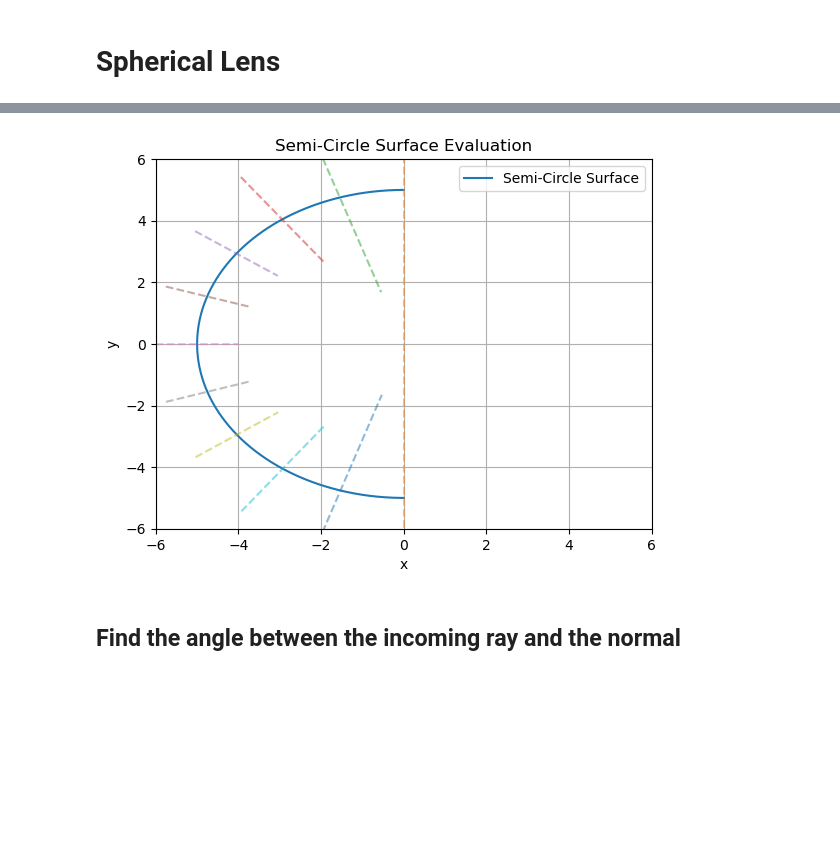
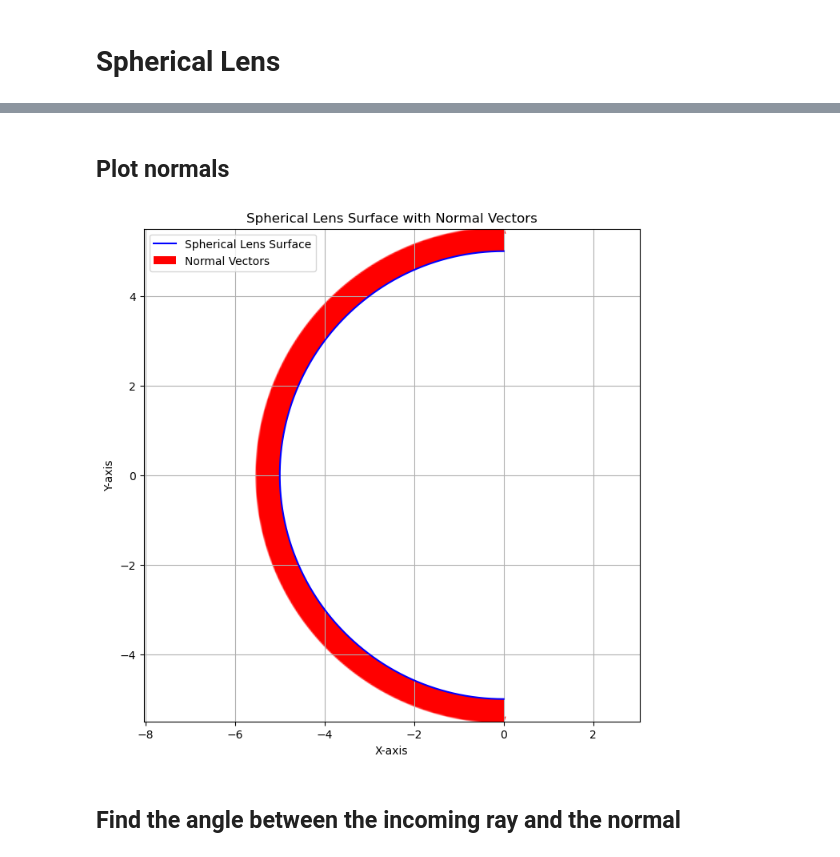
Before and after one commit to atlindburg/ray-optics, a Jupyter notebook: notebooks/20251020-spherical_lens.ipynb, the cells around one changed output, grey strips where cells are left out. Drawn from its saved outputs; the diff is of its cells as text; code cells hidden in the pictures; blank space fills up the shorter version.

Commit message:
Great progress making a surface class and correctly calculating the normal

```diff
--- a/notebooks/20251020-spherical_lens.ipynb
+++ b/notebooks/20251020-spherical_lens.ipynb
@@ -140,24 +55,37 @@ import matplotlib.pyplot as plt
-# %%
-x_array, y_array = rotate_coordinates(x_array, y_array, np.pi)
-dx_dt_array, dy_dt_array = rotate_coordinates(dx_dt_array, dy_dt_array, np.pi)
-
-# Plot the surface
-plt.plot(x_array, y_array, label='Semi-Circle Surface')
-
-# Plot the normal lines
-for i in range(0, len(x_array), 100):
-    x_normal, y_normal = plot_normal_line(x_array[i], y_array[i], dx_dt_array[i], dy_dt_array[i])
-    plt.plot(x_normal, y_normal, linestyle='--', alpha=0.5)
-
-plt.xlabel('x')
-plt.ylabel('y')
-plt.xlim(-6, 6)
-plt.ylim(-6, 6)
-plt.title('Semi-Circle Surface Evaluation')
-plt.grid()
-plt.legend()
-plt.show()
-# %% [output]
-[figure, removed]
+# %%
+# Generate t values
+t_array = np.linspace(-np.pi/2, np.pi/2, 1000)
+
+# Generate x and y values for the semi-circle surface
+x_array, y_array = semi_circle(t_array, radius=5)
+
+# Calculate derivatives
+dx_dt_array, dy_dt_array = semi_circle_derivatives(t_array, radius=5)
+
+# Calculate derivatives
+normal_x, normal_y = semi_circle_normals(t_array)
+
+# Rotate coordinates
+x_array, y_array = rotate_coordinates(x_array, y_array, np.pi)
+dx_dt_array, dy_dt_array = rotate_coordinates(dx_dt_array, dy_dt_array, np.pi)
+normal_x, normal_y = rotate_coordinates(normal_x, normal_y, np.pi)
+
+
+surface1 = Surface(x_array, y_array, normal_x, normal_y)
+# %% [markdown]
+## Plot normals
+# %%
+plt.figure(figsize=(8, 8))
+plt.plot(x_array, y_array, label='Spherical Lens Surface', color='blue')
+plt.quiver(surface1.x, surface1.y, surface1.normal_x, surface1.normal_y, color='red', scale=20, width=0.003, label='Normal Vectors')
+plt.axis('equal')
+plt.title('Spherical Lens Surface with Normal Vectors')
+plt.xlabel('X-axis')
+plt.ylabel('Y-axis')
+plt.legend()
+plt.grid()
+plt.show()
+# %% [output]
+[figure, added]
 # %% [markdown]
 ## Find the angle between the incoming ray and the normal
```
Also changed, not shown: parts of 13 cells of this notebook.
